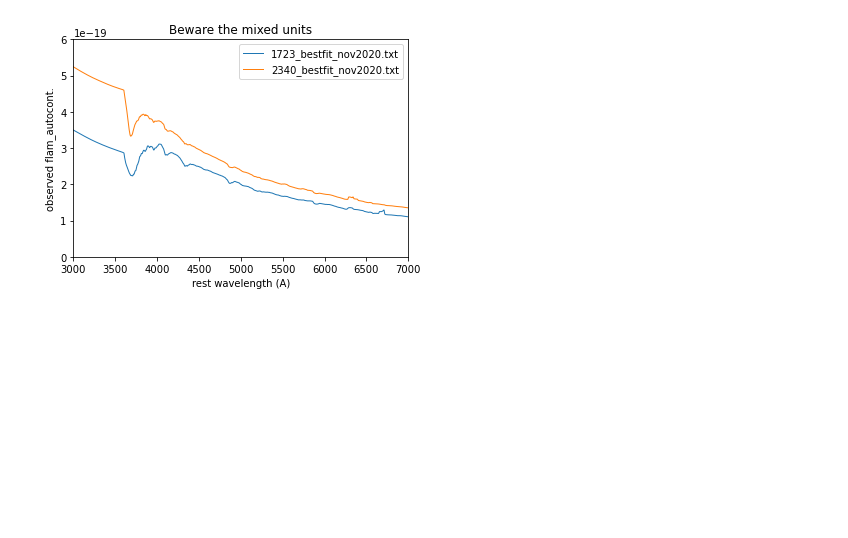
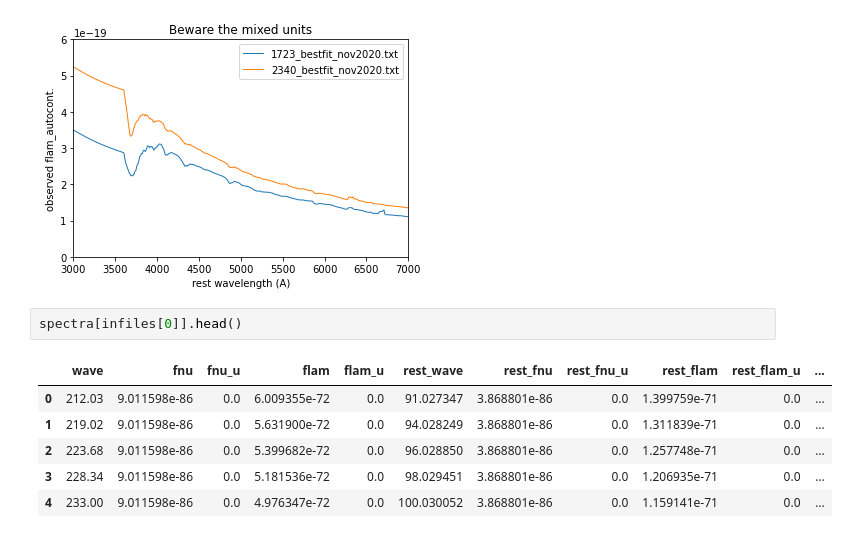
Before and after one commit to janerigby/NB, a Jupyter notebook: fit_prospectorlines_s1723s2340.ipynb, the cells around one changed output. Saved outputs shown, nothing was run; the diff lists cells and outputs as text; blank space fills up the shorter version.

```diff
--- a/fit_prospectorlines_s1723s2340.ipynb
+++ b/fit_prospectorlines_s1723s2340.ipynb
@@ -189,3 +189,12 @@ plt.legend()
 # %% [output]
 <matplotlib.legend.Legend at 0x...>
 [figure]
+# %%
+spectra[infiles[0]].head()
+# %% [output]
+|  | wave | fnu | fnu_u | flam | flam_u | rest_wave | rest_fnu | rest_fnu_u | rest_flam | rest_flam_u | ... |
+| 0 | 212.03 | 9.011598e-86 | 0.0 | 6.009355e-72 | 0.0 | 91.027347 | 3.868801e-86 | 0.0 | 1.399759e-71 | 0.0 | ... |
+| 1 | 219.02 | 9.011598e-86 | 0.0 | 5.631900e-72 | 0.0 | 94.028249 | 3.868801e-86 | 0.0 | 1.311839e-71 | 0.0 | ... |
+| 2 | 223.68 | 9.011598e-86 | 0.0 | 5.399682e-72 | 0.0 | 96.028850 | 3.868801e-86 | 0.0 | 1.257748e-71 | 0.0 | ... |
+| 3 | 228.34 | 9.011598e-86 | 0.0 | 5.181536e-72 | 0.0 | 98.029451 | 3.868801e-86 | 0.0 | 1.206935e-71 | 0.0 | ... |
+| 4 | 233.00 | 9.011598e-86 | 0.0 | 4.976347e-72 | 0.0 | 100.030052 | 3.868801e-86 | 0.0 | 1.159141e-71 | 0.0 | ... |
```
Also changed, not shown: 1 other file.
